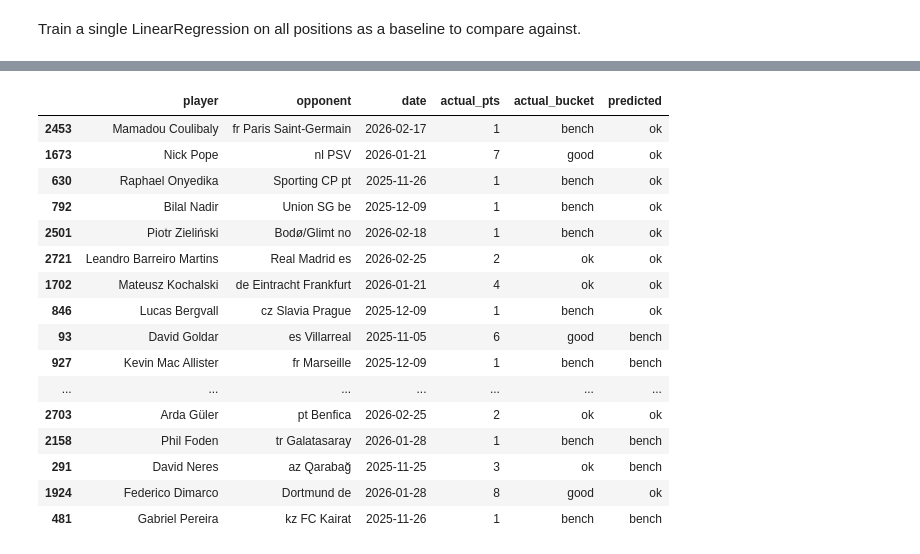
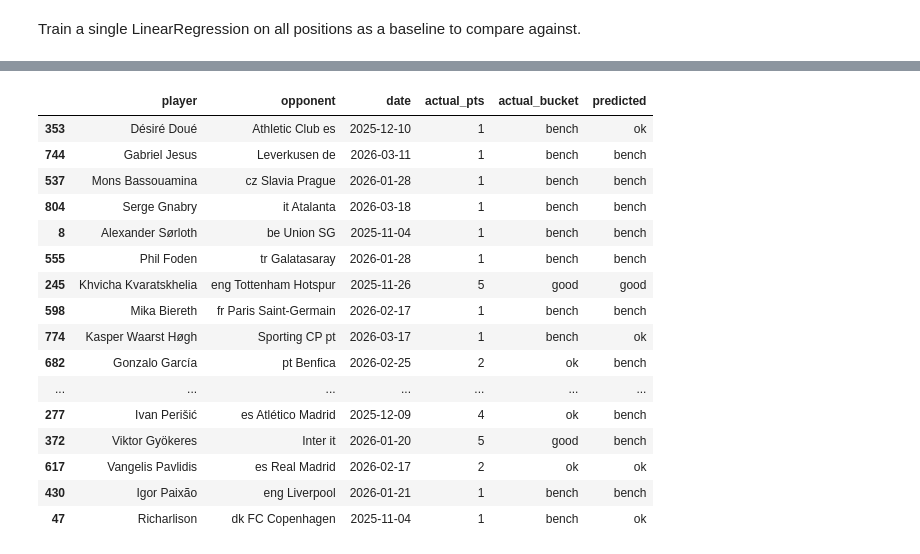
Before and after one commit to JamesMan689/fantasyfinalproject439, a Jupyter notebook: src/model.ipynb, the cells around one changed output, grey strips where cells are left out. Cells and saved outputs as stored; diff of their text form; code cells hidden in the pictures.

Commit message:
train per position xgboost models

```diff
--- a/src/model.ipynb
+++ b/src/model.ipynb
@@ -235,0 +238,18 @@ Confusion matrix (rows = actual, cols = predicted):
+# %%
+fig, axes = plt.subplots(2, 2, figsize=(14, 10))
+
+for ax, (pos, m) in zip(axes.flat, models.items()):
+    imp_df = pd.DataFrame({
+
+        "feature":    splits[pos][0].columns,
+        "importance": m.feature_importances_,
+
+    }).sort_values("importance", ascending=False).head(15)
+
+    sns.barplot(data=imp_df, x="importance", y="feature", ax=ax)
+
+    ax.set_title(f"Top features — {pos}")
+
+plt.tight_layout()
+
+plt.show()
@@ -236,41 +258,48 @@ Confusion matrix (rows = actual, cols = predicted):
 # %%
 # see example predictions
 
-order = df.sort_values(by="date").index
-df_sorted = df.loc[order].reset_index(drop=True)
-split_indx = int(len(df_sorted) * 0.8)
-df_test = df_sorted.iloc[split_indx:].reset_index(drop=True)
+X_tr, X_te, y_tr, y_te = splits[pos]
+
+pred = models[pos].predict(X_te)
 
 bucket_names = {0: "bench", 1: "ok", 2: "good", 3: "haul"}
 
+mask = df_sorted["fantasy_position"] == pos
+
+df_pos = df_sorted[mask].reset_index(drop=True)
+
+split_idx = int(len(df_pos) * 0.8)
+
+df_test = df_pos.iloc[split_idx:].reset_index(drop=True)
+
 results = pd.DataFrame({
-    "player":   df_test["player"],
+    "player": df_test["player"],
     "opponent": df_test["opponent"],
-    "date":     df_test["date"],
-    "actual_pts":    df_test["fantasy_points"],
-    "actual_bucket": [bucket_names[b] for b in y_test],
-    "predicted":     [bucket_names[b] for b in pred],
+    "date": df_test["date"],
+    "actual_pts": df_test["fantasy_points"],
+    "actual_bucket": [bucket_names[b] for b in y_te],
+    "predicted": [bucket_names[b] for b in pred],
 })
 
 results.sample(20, random_state=1)
 # %% [output]
 |  | player | opponent | date | actual_pts | actual_bucket | predicted |
-| 2453 | Mamadou Coulibaly | fr Paris Saint-Germain | 2026-02-17 | 1 | bench | ok |
-| 1673 | Nick Pope | nl PSV | 2026-01-21 | 7 | good | ok |
-| 630 | Raphael Onyedika | Sporting CP pt | 2025-11-26 | 1 | bench | ok |
-| 792 | Bilal Nadir | Union SG be | 2025-12-09 | 1 | bench | ok |
-| 2501 | Piotr Zieliński | Bodø/Glimt no | 2026-02-18 | 1 | bench | ok |
-| 2721 | Leandro Barreiro Martins | Real Madrid es | 2026-02-25 | 2 | ok | ok |
-| 1702 | Mateusz Kochalski | de Eintracht Frankfurt | 2026-01-21 | 4 | ok | ok |
-| 846 | Lucas Bergvall | cz Slavia Prague | 2025-12-09 | 1 | bench | ok |
-| 93 | David Goldar | es Villarreal | 2025-11-05 | 6 | good | bench |
-| 927 | Kevin Mac Allister | fr Marseille | 2025-12-09 | 1 | bench | bench |
+| 353 | Désiré Doué | Athletic Club es | 2025-12-10 | 1 | bench | ok |
+| 744 | Gabriel Jesus | Leverkusen de | 2026-03-11 | 1 | bench | bench |
+| 537 | Mons Bassouamina | cz Slavia Prague | 2026-01-28 | 1 | bench | bench |
+| 804 | Serge Gnabry | it Atalanta | 2026-03-18 | 1 | bench | bench |
+| 8 | Alexander Sørloth | be Union SG | 2025-11-04 | 1 | bench | bench |
+| 555 | Phil Foden | tr Galatasaray | 2026-01-28 | 1 | bench | bench |
+| 245 | Khvicha Kvaratskhelia | eng Tottenham Hotspur | 2025-11-26 | 5 | good | good |
+| 598 | Mika Biereth | fr Paris Saint-Germain | 2026-02-17 | 1 | bench | bench |
+| 774 | Kasper Waarst Høgh | Sporting CP pt | 2026-03-17 | 1 | bench | ok |
+| 682 | Gonzalo García | pt Benfica | 2026-02-25 | 2 | ok | bench |
 | ... | ... | ... | ... | ... | ... | ... |
-| 2703 | Arda Güler | pt Benfica | 2026-02-25 | 2 | ok | ok |
-| 2158 | Phil Foden | tr Galatasaray | 2026-01-28 | 1 | bench | bench |
-| 291 | David Neres | az Qarabağ | 2025-11-25 | 3 | ok | bench |
-| 1924 | Federico Dimarco | Dortmund de | 2026-01-28 | 8 | good | ok |
-| 481 | Gabriel Pereira | kz FC Kairat | 2025-11-26 | 1 | bench | bench |
+| 277 | Ivan Perišić | es Atlético Madrid | 2025-12-09 | 4 | ok | bench |
+| 372 | Viktor Gyökeres | Inter it | 2026-01-20 | 5 | good | bench |
+| 617 | Vangelis Pavlidis | es Real Madrid | 2026-02-17 | 2 | ok | ok |
+| 430 | Igor Paixão | eng Liverpool | 2026-01-21 | 1 | bench | bench |
+| 47 | Richarlison | dk FC Copenhagen | 2025-11-04 | 1 | bench | ok |
 # %%
 # examples where the model predicted a haul
 results[results["predicted"] == "haul"].head(20)
```
Also changed, not shown: parts of 13 cells of this notebook.
